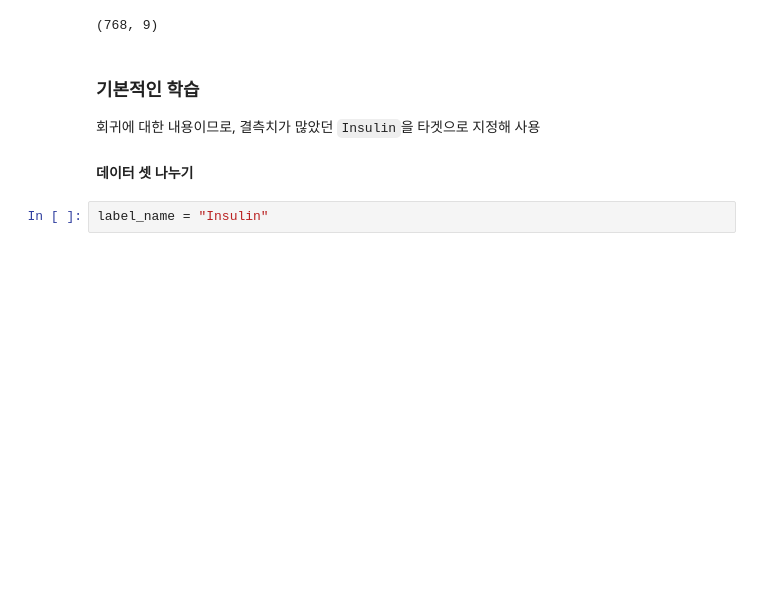
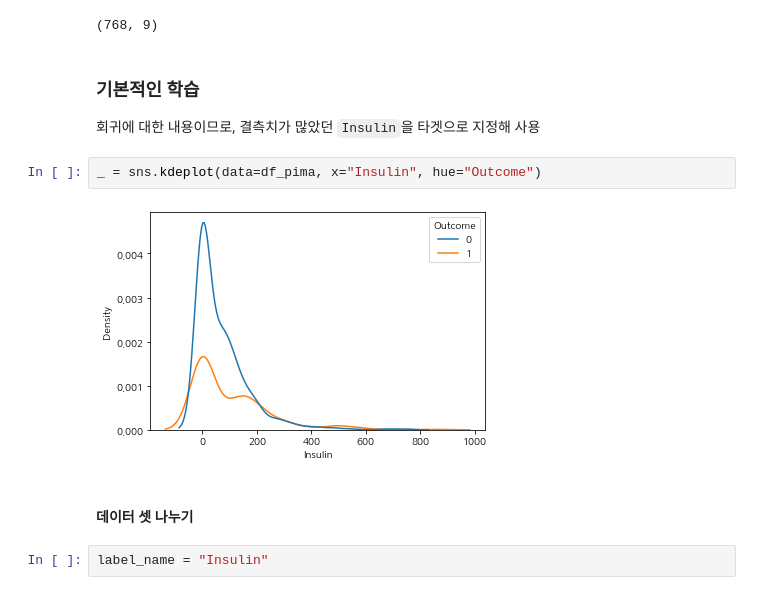
Before and after one commit to nuyhc/Struggles, a Jupyter notebook: Pima Indians Diabetes/pima_indians_diabetes_regression.ipynb, the cells around one changed output. Drawn from its saved outputs; the diff is of its cells as text; blank space fills up the shorter version.

```diff
--- a/Pima Indians Diabetes/pima_indians_diabetes_regression.ipynb
+++ b/Pima Indians Diabetes/pima_indians_diabetes_regression.ipynb
@@ -25,7 +25,12 @@ df_pima.shape
 # %% [markdown]
 ### 기본적인 학습
 회귀에 대한 내용이므로, 결측치가 많았던 `Insulin`을 타겟으로 지정해 사용
-#### 데이터 셋 나누기
+# %%
+_ = sns.kdeplot(data=df_pima, x="Insulin", hue="Outcome")
+# %% [output]
+[figure, added]
+# %% [markdown]
+#### 데이터 셋 나누기
 # %%
 label_name = "Insulin"
 # %%
```
Also changed, not shown: parts of 35 cells of this notebook.
